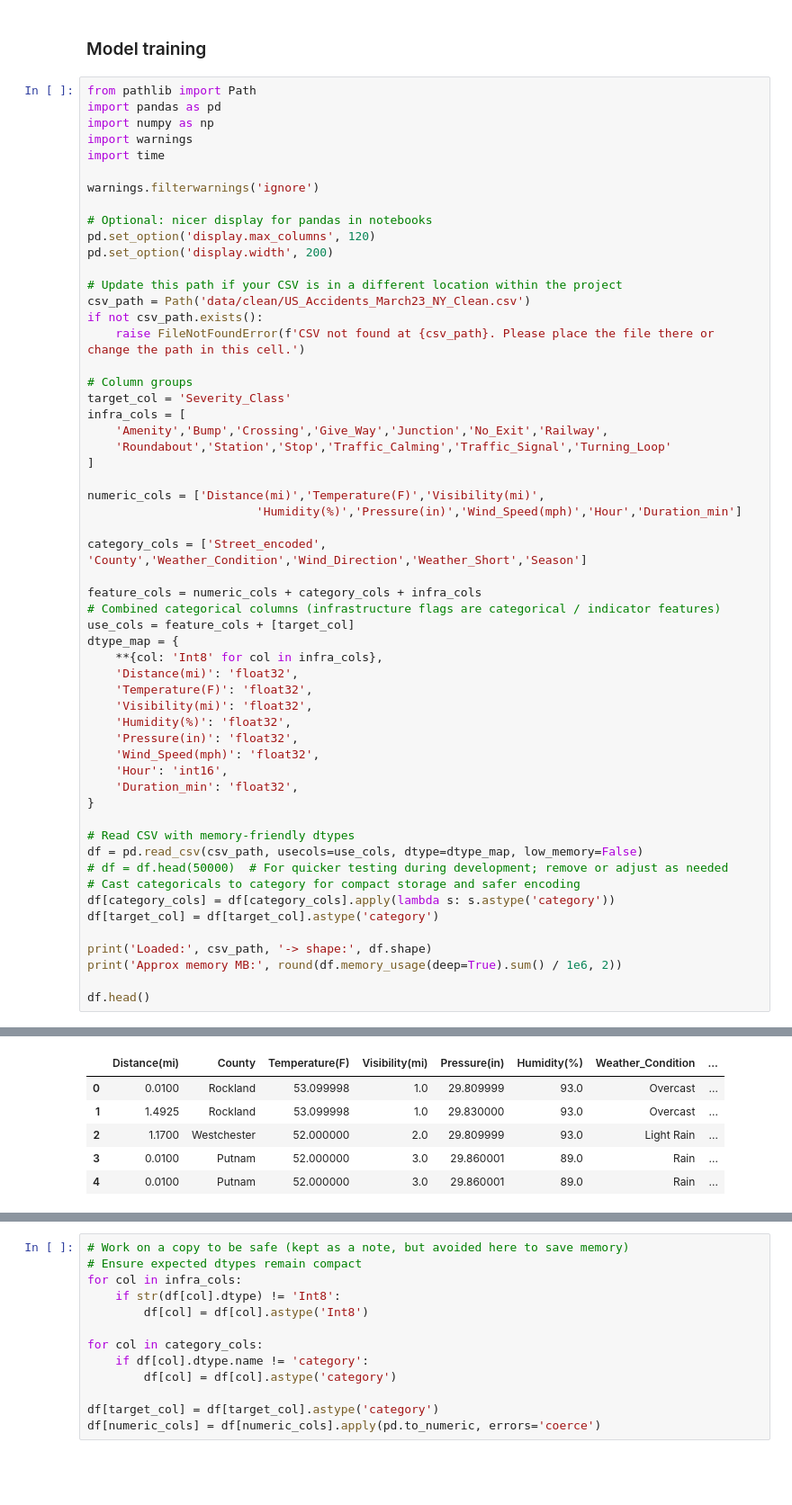
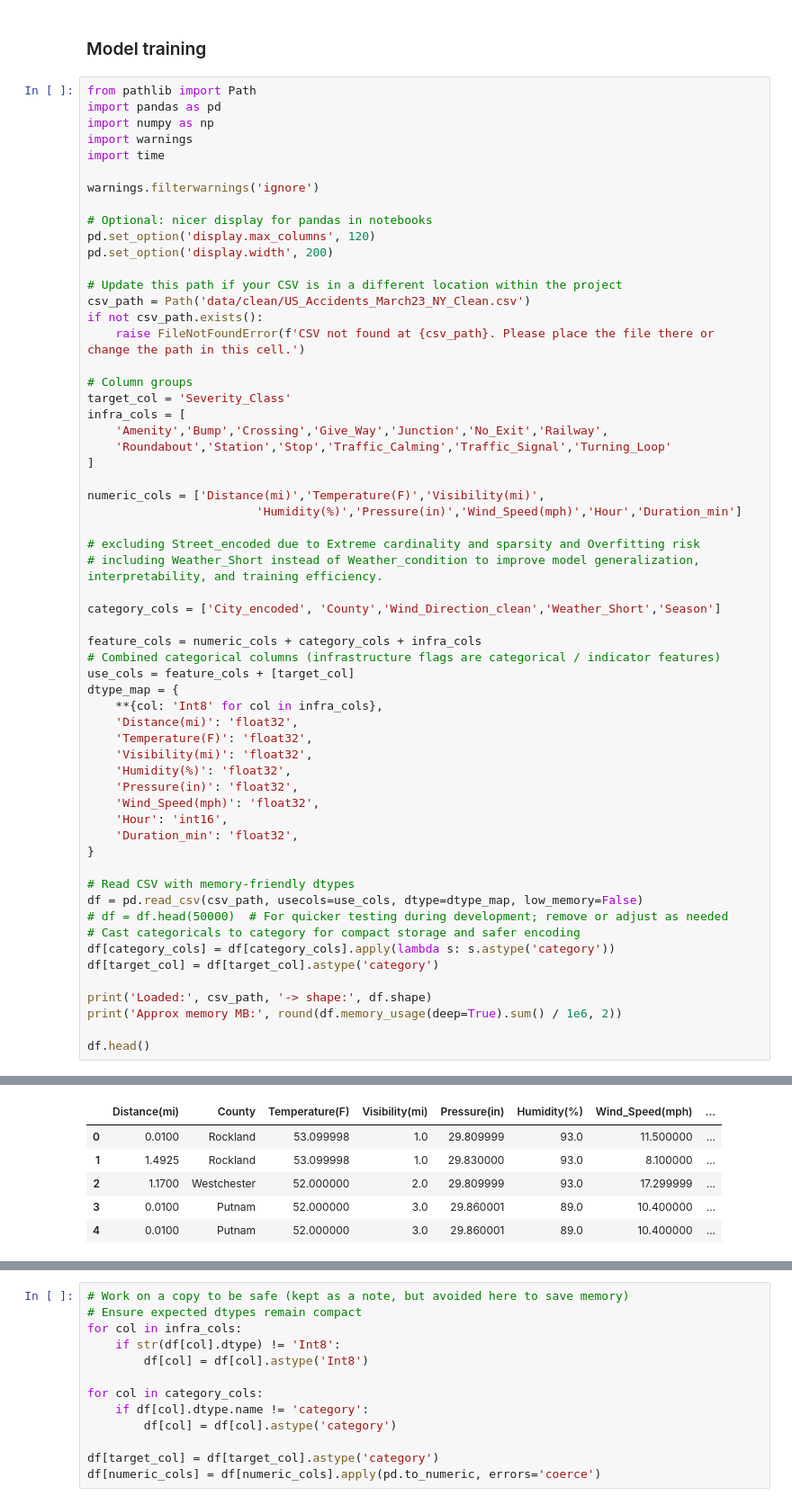
Before and after one commit to suvarshaes/accident-severity-forecast, a Jupyter notebook: 3. Model Selection and Initialization.ipynb, the cells around one changed output, grey strips where cells are left out. Shown at 90% size. Drawn from its saved outputs; the diff is of its cells as text; blank space fills up the shorter version.

```diff
--- a/3. Model Selection and Initialization.ipynb
+++ b/3. Model Selection and Initialization.ipynb
@@ -28,7 +28,10 @@ infra_cols = [
 numeric_cols = ['Distance(mi)','Temperature(F)','Visibility(mi)',
                         'Humidity(%)','Pressure(in)','Wind_Speed(mph)','Hour','Duration_min']
 
-category_cols = ['Street_encoded', 'County','Weather_Condition','Wind_Direction','Weather_Short','Season']
+# excluding Street_encoded due to Extreme cardinality and sparsity and Overfitting risk
+# including Weather_Short instead of Weather_condition to improve model generalization, interpretability, and training efficiency.
+
+category_cols = ['City_encoded', 'County','Wind_Direction_clean','Weather_Short','Season']
 
 feature_cols = numeric_cols + category_cols + infra_cols
 # Combined categorical columns (infrastructure flags are categorical / indicator features)
@@ -62,9 +65,9 @@ Approx memory MB: 19.72
-|  | Distance(mi) | County | Temperature(F) | Visibility(mi) | Pressure(in) | Humidity(%) | Weather_Condition | ... |
-| 0 | 0.0100 | Rockland | 53.099998 | 1.0 | 29.809999 | 93.0 | Overcast | ... |
-| 1 | 1.4925 | Rockland | 53.099998 | 1.0 | 29.830000 | 93.0 | Overcast | ... |
-| 2 | 1.1700 | Westchester | 52.000000 | 2.0 | 29.809999 | 93.0 | Light Rain | ... |
-| 3 | 0.0100 | Putnam | 52.000000 | 3.0 | 29.860001 | 89.0 | Rain | ... |
-| 4 | 0.0100 | Putnam | 52.000000 | 3.0 | 29.860001 | 89.0 | Rain | ... |
+|  | Distance(mi) | County | Temperature(F) | Visibility(mi) | Pressure(in) | Humidity(%) | Wind_Speed(mph) | ... |
+| 0 | 0.0100 | Rockland | 53.099998 | 1.0 | 29.809999 | 93.0 | 11.500000 | ... |
+| 1 | 1.4925 | Rockland | 53.099998 | 1.0 | 29.830000 | 93.0 | 8.100000 | ... |
+| 2 | 1.1700 | Westchester | 52.000000 | 2.0 | 29.809999 | 93.0 | 17.299999 | ... |
+| 3 | 0.0100 | Putnam | 52.000000 | 3.0 | 29.860001 | 89.0 | 10.400000 | ... |
+| 4 | 0.0100 | Putnam | 52.000000 | 3.0 | 29.860001 | 89.0 | 10.400000 | ... |
 # %%
 df.info()
 # %% [output]
```
Also changed, not shown: parts of 16 cells of this notebook, 5 other files.
